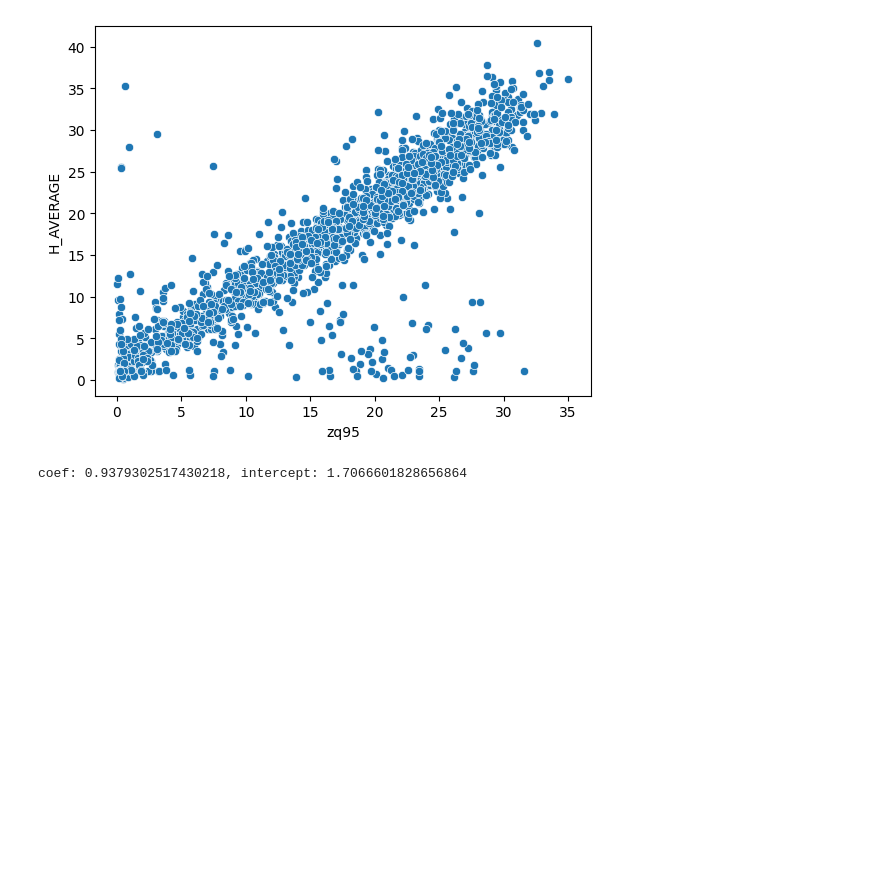
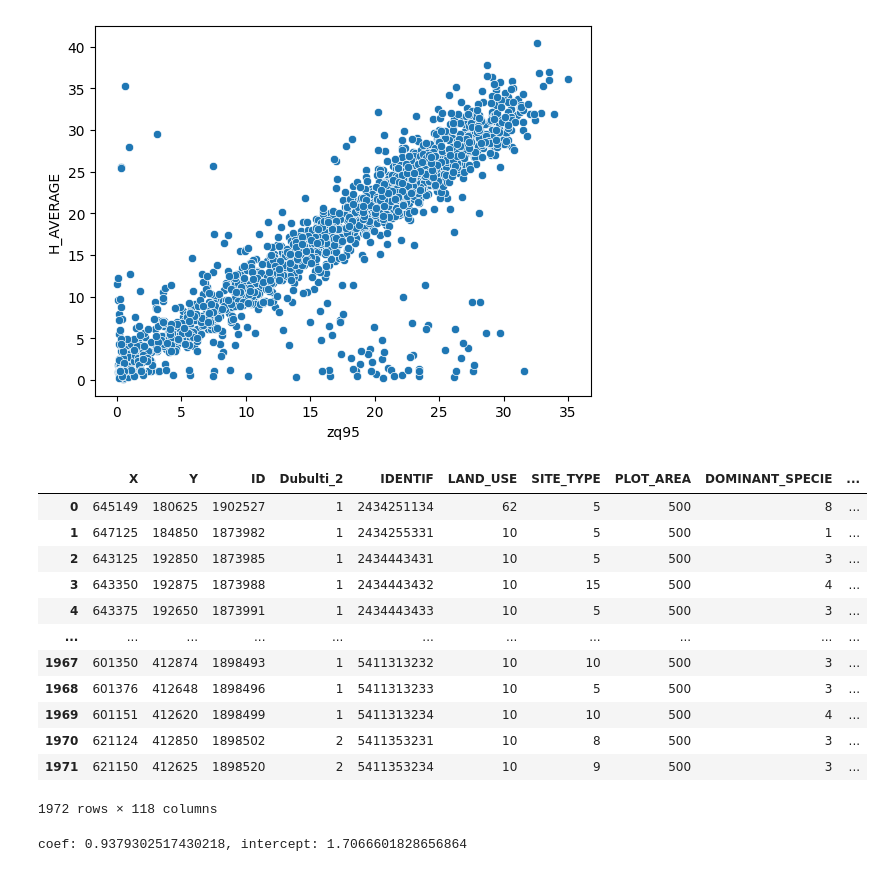
Before and after one commit to DageBjorne/forest-transfer, a Jupyter notebook: Data_cleaning_Latvia.ipynb, the cells around one changed output. Drawn from its saved outputs; the diff is of its cells as text; code cells hidden in the pictures; blank space fills up the shorter version.

```diff
--- a/Data_cleaning_Latvia.ipynb
+++ b/Data_cleaning_Latvia.ipynb
@@ -13,11 +14,34 @@ field_data['BIOMAS'] = [float(x.replace(',', '.')) for x in field_data['BIOMAS']
 lidr_data = pd.read_csv('Latvian_Image_data/lidr-metrics.csv')
 # %%
 #merge field data and lidr metrics
-merged_data = pd.merge(left = field_data, right = lidr_data, left_on = 'IDENTIF', right_on = 'Plot')
+merged_data = pd.merge(left = field_data, right = lidr_data, left_on = 'IDENTIF', right_on = 'Plot', how='inner')
 sns.scatterplot(x = 'zq95', y = 'H_AVERAGE', data = merged_data)
 # %% [output]
 <Axes: xlabel='zq95', ylabel='H_AVERAGE'>
 [figure]
+# %%
+#read raster data based on nfi plot names, and store corresponding nfi target data (to have same dataset for all methods)
+raster_data_path = r'Image_data\tif_surrounding_processed'
+raster_images_paths = []
+for index, row in merged_data.iterrows():
+    path = os.path.join(raster_data_path, str(row['IDENTIF']) + '.tif')
+    merged_data.loc[index, 'raster_image_path'] = path
+merged_data.dropna(subset=['raster_image_path'], inplace=True)
+merged_data
+# %% [output]
+|  | X | Y | ID | Dubulti_2 | IDENTIF | LAND_USE | SITE_TYPE | PLOT_AREA | DOMINANT_SPECIE | ... |
+| 0 | 645149 | 180625 | 1902527 | 1 | 2434251134 | 62 | 5 | 500 | 8 | ... |
+| 1 | 647125 | 184850 | 1873982 | 1 | 2434255331 | 10 | 5 | 500 | 1 | ... |
+| 2 | 643125 | 192850 | 1873985 | 1 | 2434443431 | 10 | 5 | 500 | 3 | ... |
+| 3 | 643350 | 192875 | 1873988 | 1 | 2434443432 | 10 | 15 | 500 | 4 | ... |
+| 4 | 643375 | 192650 | 1873991 | 1 | 2434443433 | 10 | 5 | 500 | 3 | ... |
+| ... | ... | ... | ... | ... | ... | ... | ... | ... | ... | ... |
+| 1967 | 601350 | 412874 | 1898493 | 1 | 5411313232 | 10 | 10 | 500 | 3 | ... |
+| 1968 | 601376 | 412648 | 1898496 | 1 | 5411313233 | 10 | 5 | 500 | 3 | ... |
+| 1969 | 601151 | 412620 | 1898499 | 1 | 5411313234 | 10 | 10 | 500 | 4 | ... |
+| 1970 | 621124 | 412850 | 1898502 | 2 | 5411353231 | 10 | 8 | 500 | 3 | ... |
+| 1971 | 621150 | 412625 | 1898520 | 2 | 5411353234 | 10 | 9 | 500 | 3 | ... |
+1972 rows × 118 columns
 # %%
 #build a linear regression model on h_p95 vs ground truth height
 #use linear regression to remove anomalies
```
Also changed, not shown: parts of 1 cell of this notebook, 1 other file.
